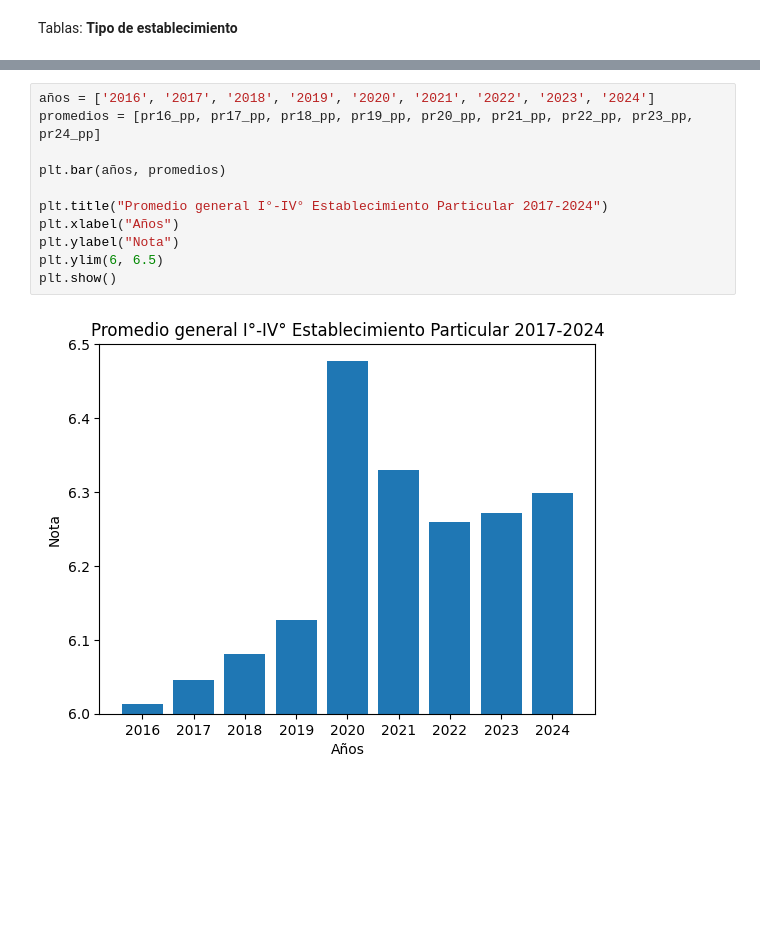
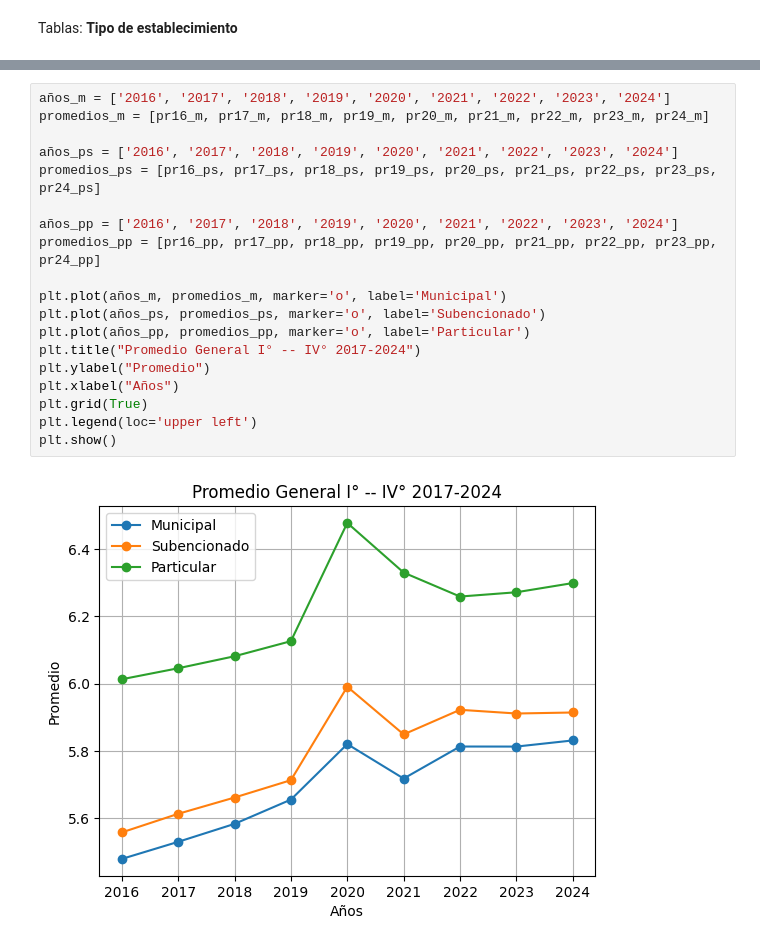
Before and after one commit to cony45678/Proyecto-Semestral-IMT2200, a Jupyter notebook: proyecto/notebook_rendimiento.ipynb, the cells around one changed output, grey strips where cells are left out. Drawn from its saved outputs; the diff is of its cells as text; blank space fills up the shorter version.

```diff
--- a/proyecto/notebook_rendimiento.ipynb
+++ b/proyecto/notebook_rendimiento.ipynb
@@ -280,13 +257,21 @@ plt.show()
-# %%
-años = ['2016', '2017', '2018', '2019', '2020', '2021', '2022', '2023', '2024']
-promedios = [pr16_pp, pr17_pp, pr18_pp, pr19_pp, pr20_pp, pr21_pp, pr22_pp, pr23_pp, pr24_pp]
-
-plt.bar(años, promedios)
-
-plt.title("Promedio general I°-IV° Establecimiento Particular 2017-2024")
-plt.xlabel("Años")
-plt.ylabel("Nota")
-plt.ylim(6, 6.5)
-plt.show()
-# %% [output]
-[figure, removed]
+# %%
+años_m = ['2016', '2017', '2018', '2019', '2020', '2021', '2022', '2023', '2024']
+promedios_m = [pr16_m, pr17_m, pr18_m, pr19_m, pr20_m, pr21_m, pr22_m, pr23_m, pr24_m]
+
+años_ps = ['2016', '2017', '2018', '2019', '2020', '2021', '2022', '2023', '2024']
+promedios_ps = [pr16_ps, pr17_ps, pr18_ps, pr19_ps, pr20_ps, pr21_ps, pr22_ps, pr23_ps, pr24_ps]
+
+años_pp = ['2016', '2017', '2018', '2019', '2020', '2021', '2022', '2023', '2024']
+promedios_pp = [pr16_pp, pr17_pp, pr18_pp, pr19_pp, pr20_pp, pr21_pp, pr22_pp, pr23_pp, pr24_pp]
+
+plt.plot(años_m, promedios_m, marker='o', label='Municipal')
+plt.plot(años_ps, promedios_ps, marker='o', label='Subencionado')
+plt.plot(años_pp, promedios_pp, marker='o', label='Particular')
+plt.title("Promedio General I° -- IV° 2017-2024")
+plt.ylabel("Promedio")
+plt.xlabel("Años")
+plt.grid(True)
+plt.legend(loc='upper left')
+plt.show()
+# %% [output]
+[figure, added]
```
Also changed, not shown: parts of 9 cells of this notebook.
